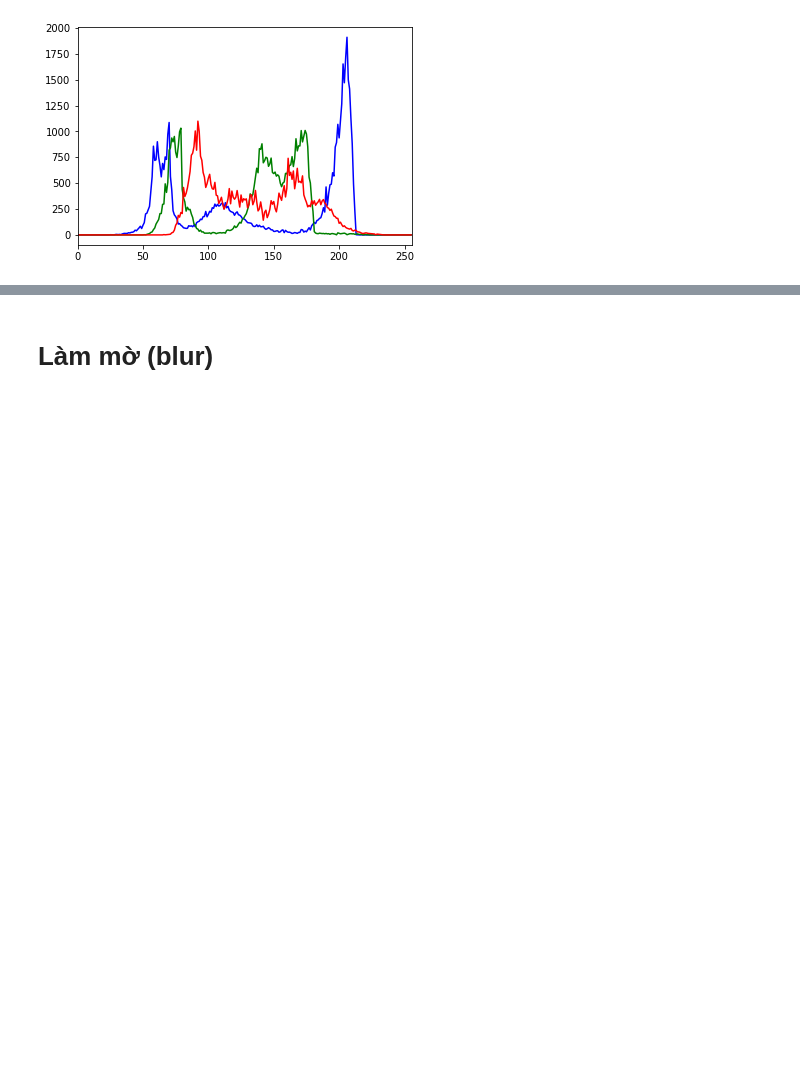
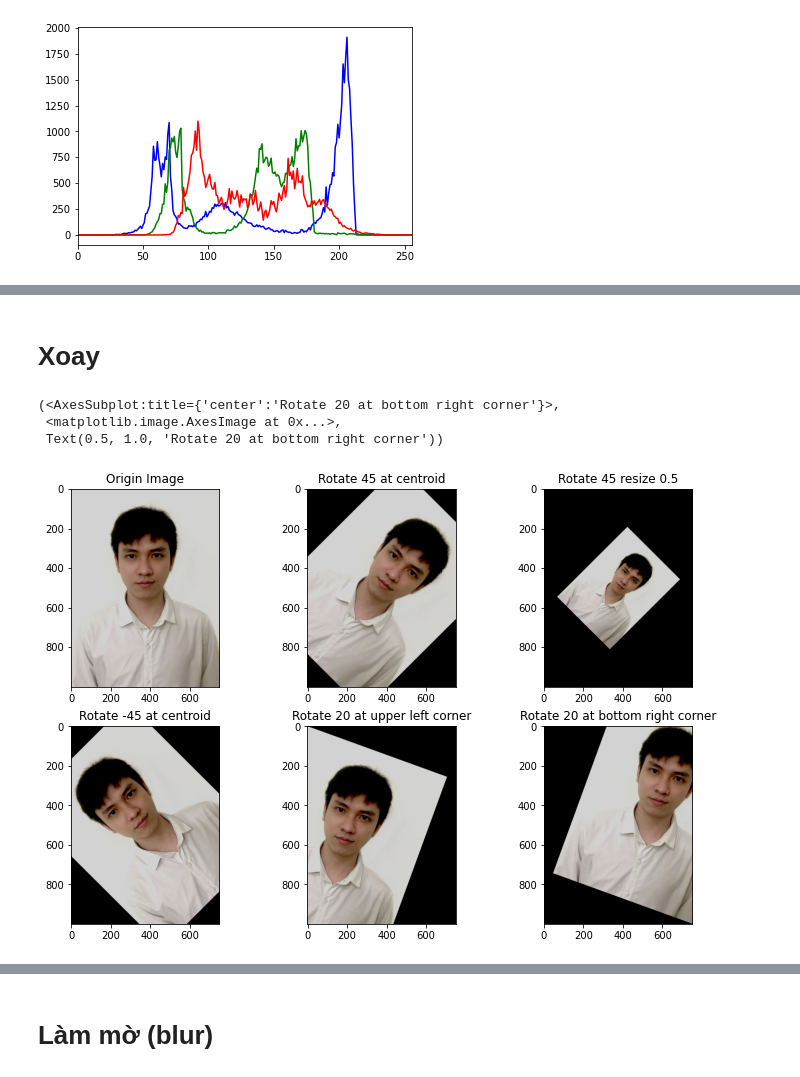
Before and after one commit to nvhuy898/nvh_cheatsheet, a Jupyter notebook: opencv/OpenCV_cheetsheet.ipynb, the cells around one changed output, grey strips where cells are left out. Cells and saved outputs as stored; diff of their text form; code cells hidden in the pictures; blank space fills up the shorter version.

```diff
--- a/opencv/openc_cheetsheet.ipynb
+++ b/opencv/OpenCV_cheetsheet.ipynb
@@ -81,0 +162,35 @@ plt.show()
+# %% [markdown]
+# Xoay
+# %%
+# Xoay ảnh kích thước 45 độ tại tâm của ảnh, độ phóng đại ảnh không đổi.
+M5 = cv2.getRotationMatrix2D(center = (cols/2,rows/2), angle=-45, scale=1)
+tran5 = cv2.warpAffine(img, M5, (cols,rows))
+
+# Xoay ảnh kích thước 45 độ tại tâm của ảnh và độ phóng đại giảm 1/2
+M6 = cv2.getRotationMatrix2D(center = (cols/2,rows/2), angle=-45, scale=0.5)
+tran6 = cv2.warpAffine(img, M6, (cols,rows))
+
+# Xoay ảnh kích thước -45 độ tại tâm của ảnh
+M7 = cv2.getRotationMatrix2D(center = (cols/2,rows/2), angle=45, scale=1)
+tran7 = cv2.warpAffine(img, M7, (cols,rows))
+
+# Xoay ảnh kích thước 20 độ tại góc trên bên trái
+M8 = cv2.getRotationMatrix2D(center = (0, 0), angle=-20, scale=1)
+tran8 = cv2.warpAffine(img, M8, (cols,rows))
+
+# Xoay ảnh kích thước 20 độ tại góc dưới bên phải
+M9 = cv2.getRotationMatrix2D(center = (cols,rows), angle=-20, scale=1)
+tran9 = cv2.warpAffine(img, M9, (cols,rows))
+
+plt.figure(figsize=(12, 8))
+plt.subplot(231),plt.imshow(img),plt.title('Origin Image')
+plt.subplot(232),plt.imshow(tran5),plt.title('Rotate 45 at centroid')
+plt.subplot(233),plt.imshow(tran6),plt.title('Rotate 45 resize 0.5')
+plt.subplot(234),plt.imshow(tran7),plt.title('Rotate -45 at centroid')
+plt.subplot(235),plt.imshow(tran8),plt.title('Rotate 20 at upper left corner')
+plt.subplot(236),plt.imshow(tran9),plt.title('Rotate 20 at bottom right corner')
+# %% [output]
+(<AxesSubplot:title={'center':'Rotate 20 at bottom right corner'}>,
+ <matplotlib.image.AxesImage at 0x...>,
+ Text(0.5, 1.0, 'Rotate 20 at bottom right corner'))
+[figure, added]
```
Also changed, not shown: parts of 11 cells of this notebook, 6 other files.
